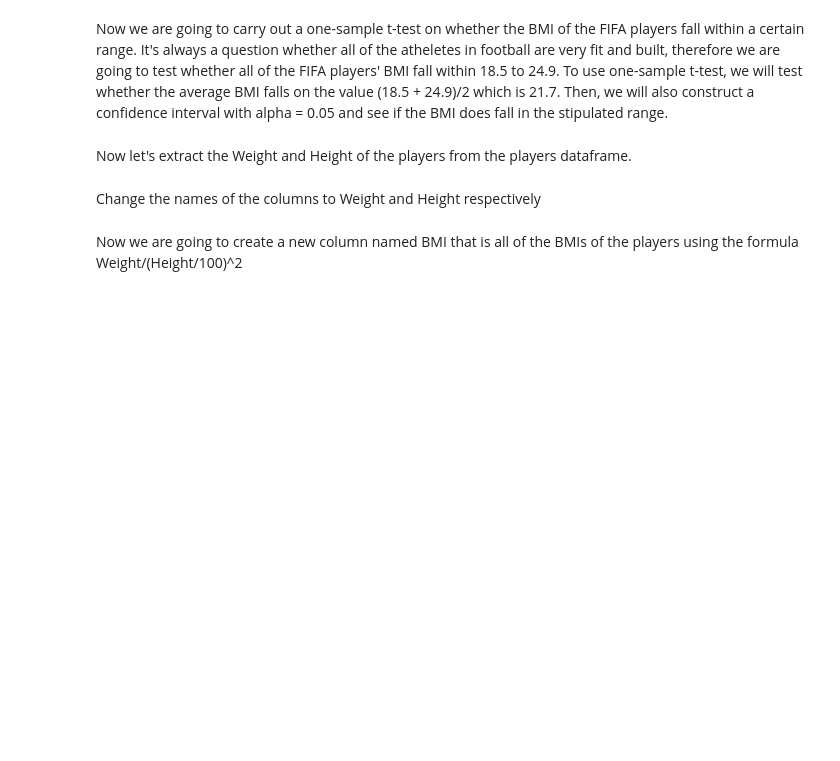
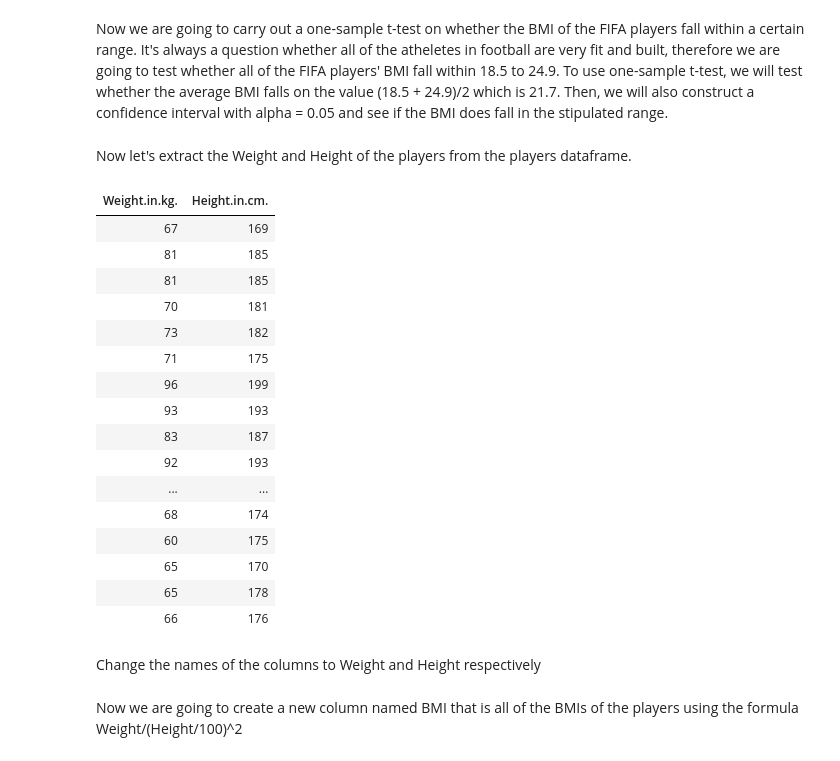
Before and after one commit to YoNG-Zaii/MH3511-FIFA-Analysis, a Jupyter notebook: Wage_SkillMoves_IntRep_Value.ipynb, the cells around one changed output. Saved outputs shown, nothing was run; the diff lists cells and outputs as text; code cells hidden in the pictures; blank space fills up the shorter version.

```diff
--- a/Wage_SkillMoves_IntRep_Value.ipynb
+++ b/Wage_SkillMoves_IntRep_Value.ipynb
@@ -431,6 +431,25 @@ Now we are going to carry out a one-sample t-test on whether the BMI of the FIFA
 Now let's extract the Weight and Height of the players from the players dataframe.
 # %%
 BMI <- subset(players, select = c(Weight.in.kg., Height.in.cm.))
+BMI
+# %% [output]
+| Weight.in.kg. | Height.in.cm. |
+| 67 | 169 |
+| 81 | 185 |
+| 81 | 185 |
+| 70 | 181 |
+| 73 | 182 |
+| 71 | 175 |
+| 96 | 199 |
+| 93 | 193 |
+| 83 | 187 |
+| 92 | 193 |
+| ... | ... |
+| 68 | 174 |
+| 60 | 175 |
+| 65 | 170 |
+| 65 | 178 |
+| 66 | 176 |
 # %% [markdown]
 Change the names of the columns to Weight and Height respectively
 # %%
```
Also changed, not shown: parts of 3 cells of this notebook.
